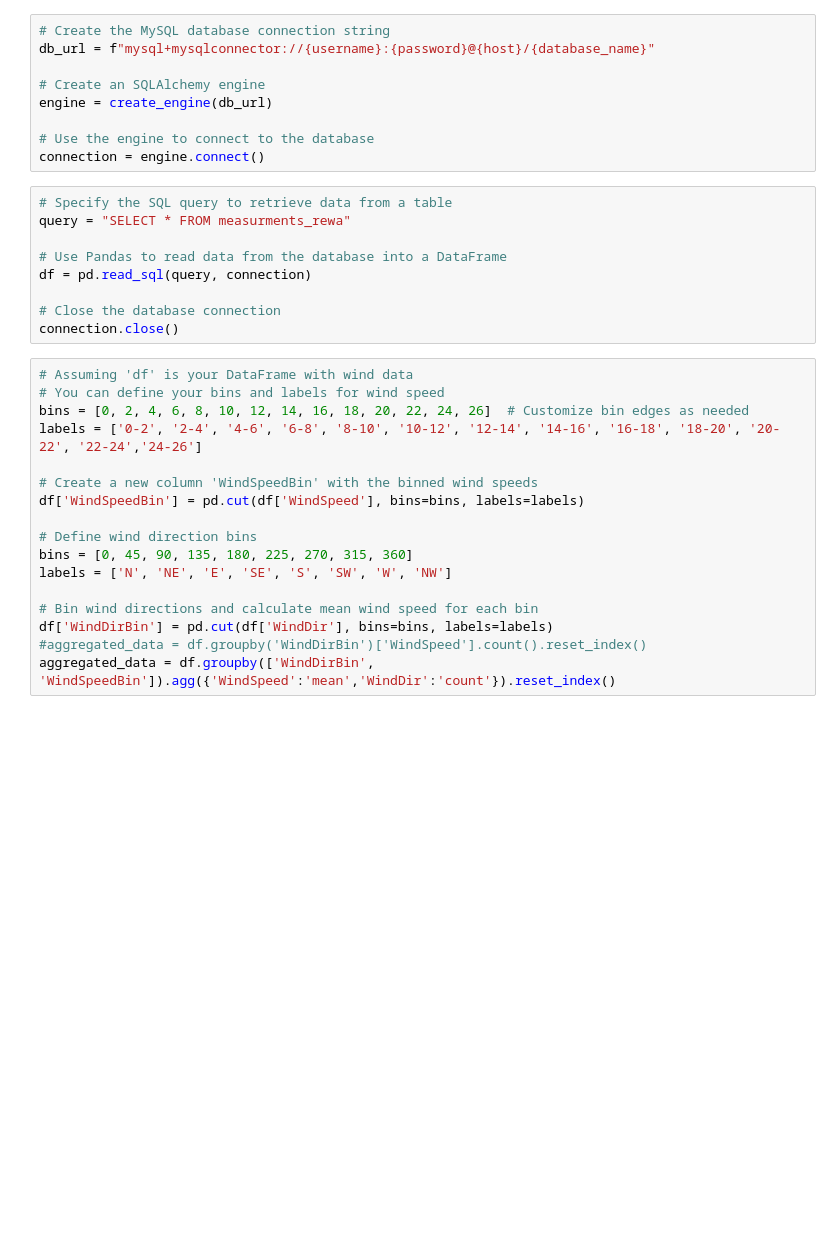
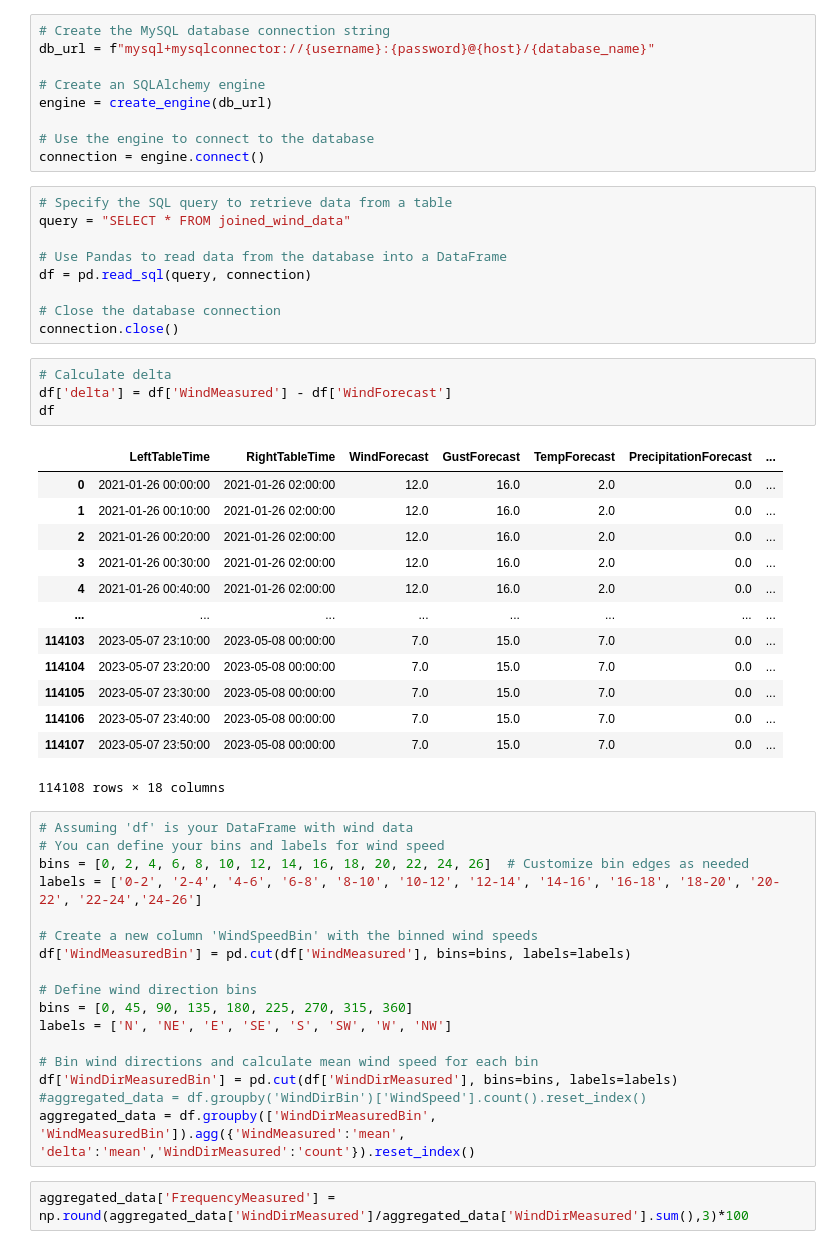
Before and after one commit to KrystianPi/WindPRO, a Jupyter notebook: eda.ipynb, the cells around one changed output. Drawn from its saved outputs; the diff is of its cells as text; blank space fills up the shorter version.

```diff
--- a/eda.ipynb
+++ b/eda.ipynb
@@ -30,13 +30,31 @@ engine = create_engine(db_url)
 connection = engine.connect()
 # %%
 # Specify the SQL query to retrieve data from a table
-query = "SELECT * FROM measurments_rewa"
+query = "SELECT * FROM joined_wind_data"
 
 # Use Pandas to read data from the database into a DataFrame
 df = pd.read_sql(query, connection)
 
 # Close the database connection
 connection.close()
+# %%
+# Calculate delta
+df['delta'] = df['WindMeasured'] - df['WindForecast']
+df
+# %% [output]
+|  | LeftTableTime | RightTableTime | WindForecast | GustForecast | TempForecast | PrecipitationForecast | ... |
+| 0 | 2021-01-26 00:00:00 | 2021-01-26 02:00:00 | 12.0 | 16.0 | 2.0 | 0.0 | ... |
+| 1 | 2021-01-26 00:10:00 | 2021-01-26 02:00:00 | 12.0 | 16.0 | 2.0 | 0.0 | ... |
+| 2 | 2021-01-26 00:20:00 | 2021-01-26 02:00:00 | 12.0 | 16.0 | 2.0 | 0.0 | ... |
+| 3 | 2021-01-26 00:30:00 | 2021-01-26 02:00:00 | 12.0 | 16.0 | 2.0 | 0.0 | ... |
+| 4 | 2021-01-26 00:40:00 | 2021-01-26 02:00:00 | 12.0 | 16.0 | 2.0 | 0.0 | ... |
+| ... | ... | ... | ... | ... | ... | ... | ... |
+| 114103 | 2023-05-07 23:10:00 | 2023-05-08 00:00:00 | 7.0 | 15.0 | 7.0 | 0.0 | ... |
+| 114104 | 2023-05-07 23:20:00 | 2023-05-08 00:00:00 | 7.0 | 15.0 | 7.0 | 0.0 | ... |
+| 114105 | 2023-05-07 23:30:00 | 2023-05-08 00:00:00 | 7.0 | 15.0 | 7.0 | 0.0 | ... |
+| 114106 | 2023-05-07 23:40:00 | 2023-05-08 00:00:00 | 7.0 | 15.0 | 7.0 | 0.0 | ... |
+| 114107 | 2023-05-07 23:50:00 | 2023-05-08 00:00:00 | 7.0 | 15.0 | 7.0 | 0.0 | ... |
+114108 rows × 18 columns
 # %%
 # Assuming 'df' is your DataFrame with wind data
 # You can define your bins and labels for wind speed
@@ -44,16 +62,18 @@ bins = [0, 2, 4, 6, 8, 10, 12, 14, 16, 18, 20, 22, 24, 26]  # Customize bin edge
 labels = ['0-2', '2-4', '4-6', '6-8', '8-10', '10-12', '12-14', '14-16', '16-18', '18-20', '20-22', '22-24','24-26']
 
 # Create a new column 'WindSpeedBin' with the binned wind speeds
-df['WindSpeedBin'] = pd.cut(df['WindSpeed'], bins=bins, labels=labels)
+df['WindMeasuredBin'] = pd.cut(df['WindMeasured'], bins=bins, labels=labels)
 
 # Define wind direction bins
 bins = [0, 45, 90, 135, 180, 225, 270, 315, 360]
 labels = ['N', 'NE', 'E', 'SE', 'S', 'SW', 'W', 'NW']
 
 # Bin wind directions and calculate mean wind speed for each bin
-df['WindDirBin'] = pd.cut(df['WindDir'], bins=bins, labels=labels)
+df['WindDirMeasuredBin'] = pd.cut(df['WindDirMeasured'], bins=bins, labels=labels)
 #aggregated_data = df.groupby('WindDirBin')['WindSpeed'].count().reset_index()
-aggregated_data = df.groupby(['WindDirBin', 'WindSpeedBin']).agg({'WindSpeed':'mean','WindDir':'count'}).reset_index()
+aggregated_data = df.groupby(['WindDirMeasuredBin', 'WindMeasuredBin']).agg({'WindMeasured':'mean', 'delta':'mean','WindDirMeasured':'count'}).reset_index()
+# %%
+aggregated_data['FrequencyMeasured'] = np.round(aggregated_data['WindDirMeasured']/aggregated_data['WindDirMeasured'].sum(),3)*100
 # %%
 aggregated_data
 # %% [output]
```
Also changed, not shown: parts of 5 cells of this notebook.
